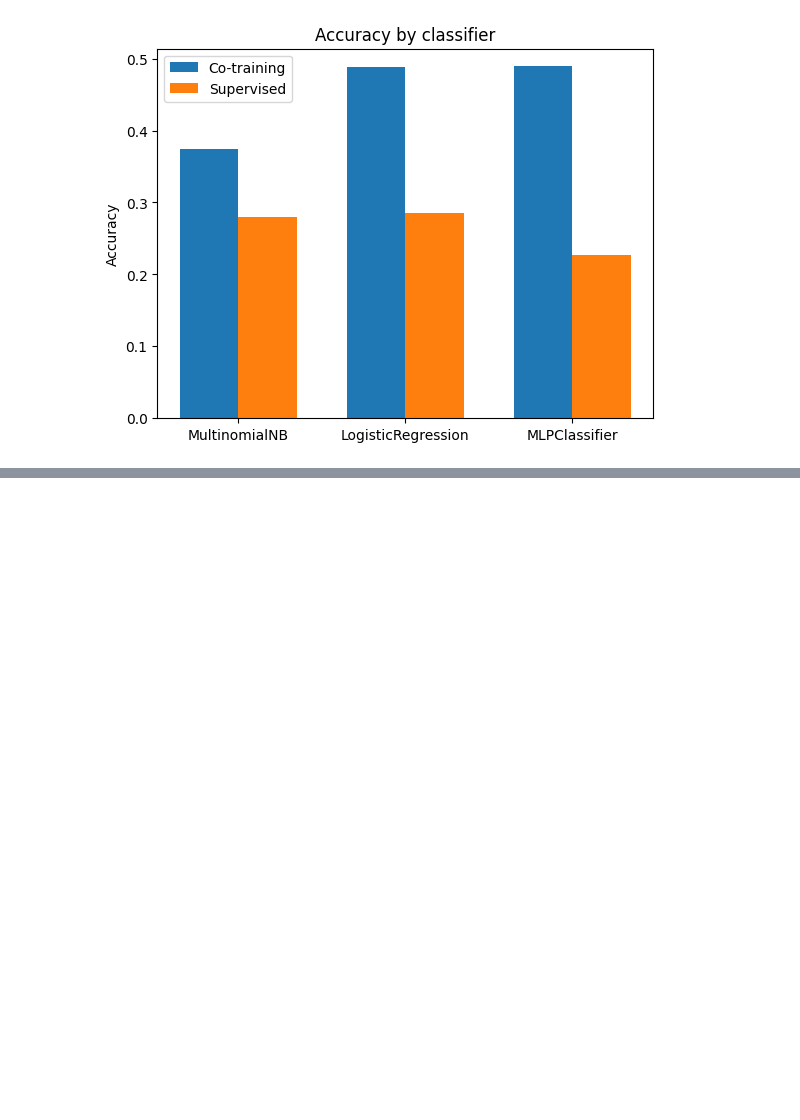
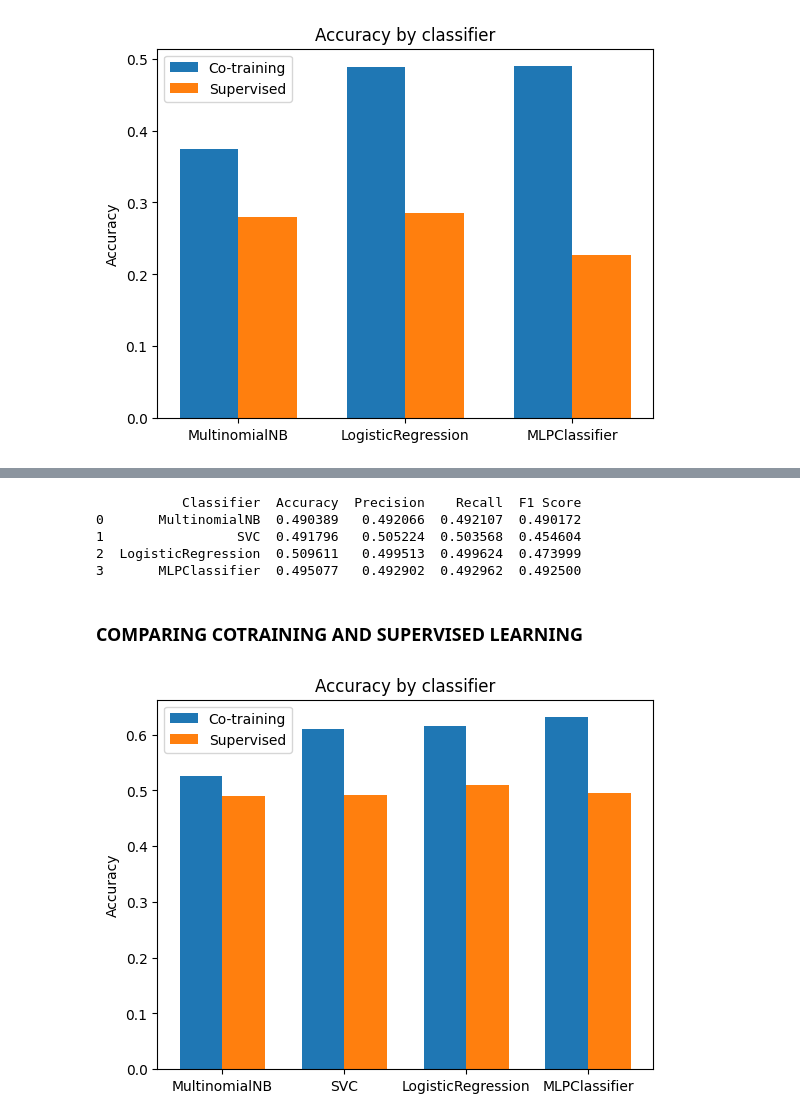
Before and after one commit to Shravya1234567/Combining_Labeled_and_Unlabeled_Data_with_Co-Training, a Jupyter notebook: project.ipynb, the cells around one changed output, grey strips where cells are left out. Cells and saved outputs as stored; diff of their text form; code cells hidden in the pictures; blank space fills up the shorter version.

```diff
--- a/project.ipynb
+++ b/project.ipynb
@@ -844,0 +1060,51 @@ plt.show()
+# %%
+# supervised learning
+clf_view1 = [MultinomialNB(),SVC(kernel='linear',probability=True),LogisticRegression(),MLPClassifier()]
+clf_view2 = [MultinomialNB(),SVC(kernel='linear',probability=True),LogisticRegression(),MLPClassifier()]
+names = ['MultinomialNB','SVC','LogisticRegression','MLPClassifier']
+df1 = pd.DataFrame(columns=['Classifier','Accuracy','Precision','Recall','F1 Score'])
+
+view1_t = []
+view2_t = []
+
+for i in range(len(X_train_L1)):
+    view1_t.append(X_train_L1[i]['view1'])
+    view2_t.append(X_train_L1[i]['view2'])
+
+for i in range(len(clf_view1)):
+    clf_v1 = clf_view1[i]
+    clf_v2 = clf_view2[i]
+    clf_v1.fit(view1_t,y_train_L1)
+    y_ = [1 - value for value in y_train_L1]
+    clf_v2.fit(view2_t,y_)
+    acc,pre,rec,f1 = accuracy(X_test, y_test, clf_v1,clf_v2,flag=1)
+    df1 = df1._append({'Classifier':names[i],'Accuracy':acc,'Precision':pre,'Recall':rec,'F1 Score':f1},ignore_index=True)
+
+print(df1)
+# %% [output]
+           Classifier  Accuracy  Precision    Recall  F1 Score
+0       MultinomialNB  0.490389   0.492066  0.492107  0.490172
+1                 SVC  0.491796   0.505224  0.503568  0.454604
+2  LogisticRegression  0.509611   0.499513  0.499624  0.473999
+3       MLPClassifier  0.495077   0.492902  0.492962  0.492500
+# %% [markdown]
+### COMPARING COTRAINING AND SUPERVISED LEARNING
+# %%
+
+names = ['MultinomialNB','SVC','LogisticRegression','MLPClassifier']
+cotrain_acc = df['Accuracy'].tolist()
+supervised_acc = df1['Accuracy'].tolist()
+x = np.arange(len(names))
+width = 0.35
+fig, ax = plt.subplots()
+rects1 = ax.bar(x - width/2, cotrain_acc, width, label='Co-training')
+rects2 = ax.bar(x + width/2, supervised_acc, width, label='Supervised')
+ax.set_ylabel('Accuracy')
+ax.set_title('Accuracy by classifier')
+ax.set_xticks(x)
+ax.set_xticklabels(names)
+ax.legend()
+
+plt.show()
+# %% [output]
+[figure, added]
```
Also changed, not shown: parts of 21 cells of this notebook.
